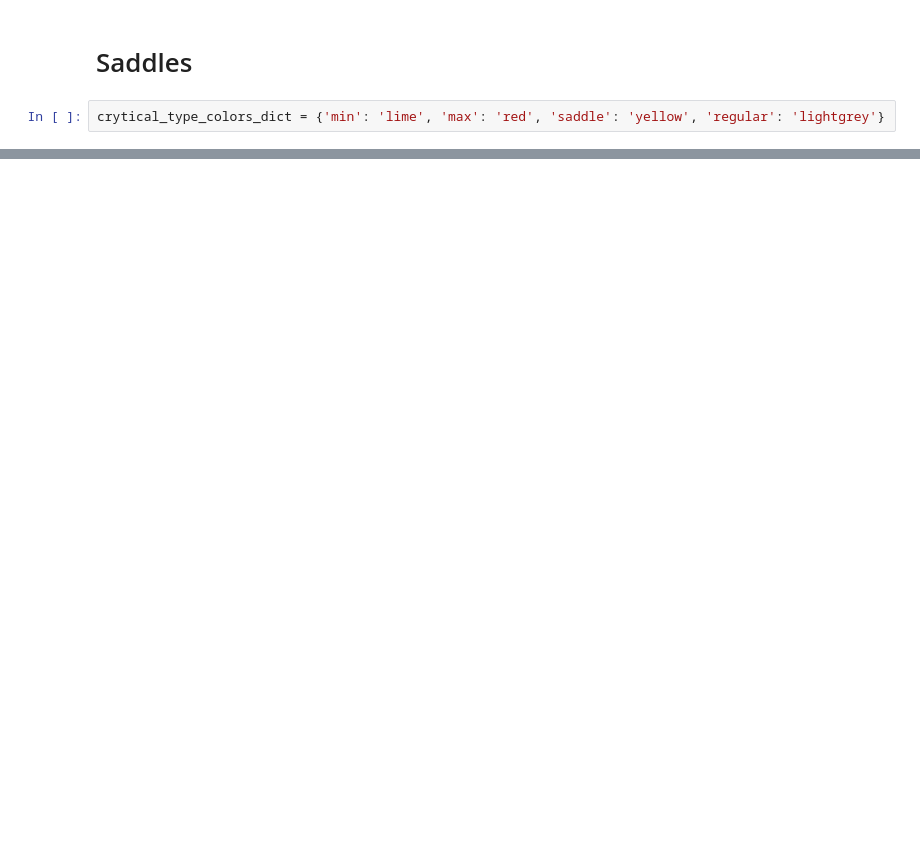
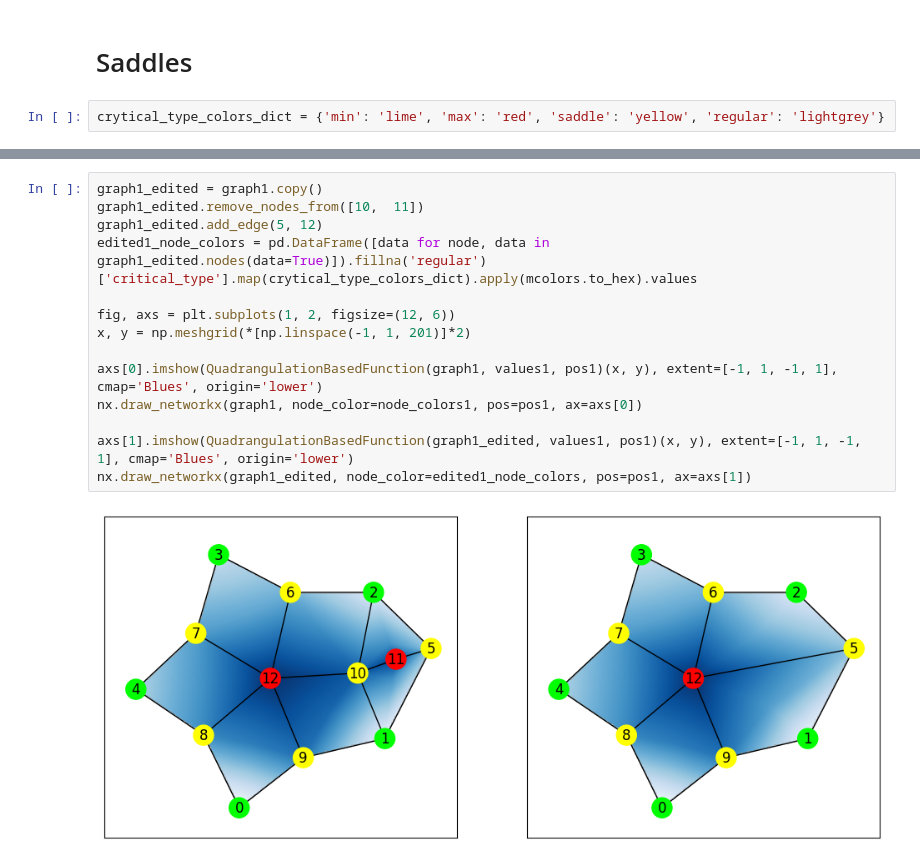
Before and after one commit to zimfv/quadrangulation, a Jupyter notebook: cancellations-research.ipynb, the cells around one changed output, grey strips where cells are left out. Saved outputs shown, nothing was run; the diff lists cells and outputs as text; blank space fills up the shorter version.

```diff
--- a/cancellations-research.ipynb
+++ b/cancellations-research.ipynb
@@ -36,0 +182,16 @@ nx.draw_networkx(graph, node_color=node_colors, pos=nx.kamada_kawai_layout(graph
+# %%
+graph1_edited = graph1.copy()
+graph1_edited.remove_nodes_from([10,  11])
+graph1_edited.add_edge(5, 12)
+edited1_node_colors = pd.DataFrame([data for node, data in graph1_edited.nodes(data=True)]).fillna('regular')['critical_type'].map(crytical_type_colors_dict).apply(mcolors.to_hex).values
+
+fig, axs = plt.subplots(1, 2, figsize=(12, 6))
+x, y = np.meshgrid(*[np.linspace(-1, 1, 201)]*2)
+
+axs[0].imshow(QuadrangulationBasedFunction(graph1, values1, pos1)(x, y), extent=[-1, 1, -1, 1], cmap='Blues', origin='lower')
+nx.draw_networkx(graph1, node_color=node_colors1, pos=pos1, ax=axs[0])
+
+axs[1].imshow(QuadrangulationBasedFunction(graph1_edited, values1, pos1)(x, y), extent=[-1, 1, -1, 1], cmap='Blues', origin='lower')
+nx.draw_networkx(graph1_edited, node_color=edited1_node_colors, pos=pos1, ax=axs[1])
+# %% [output]
+[figure, added]
```
Also changed, not shown: parts of 11 cells of this notebook, 1 other file.
